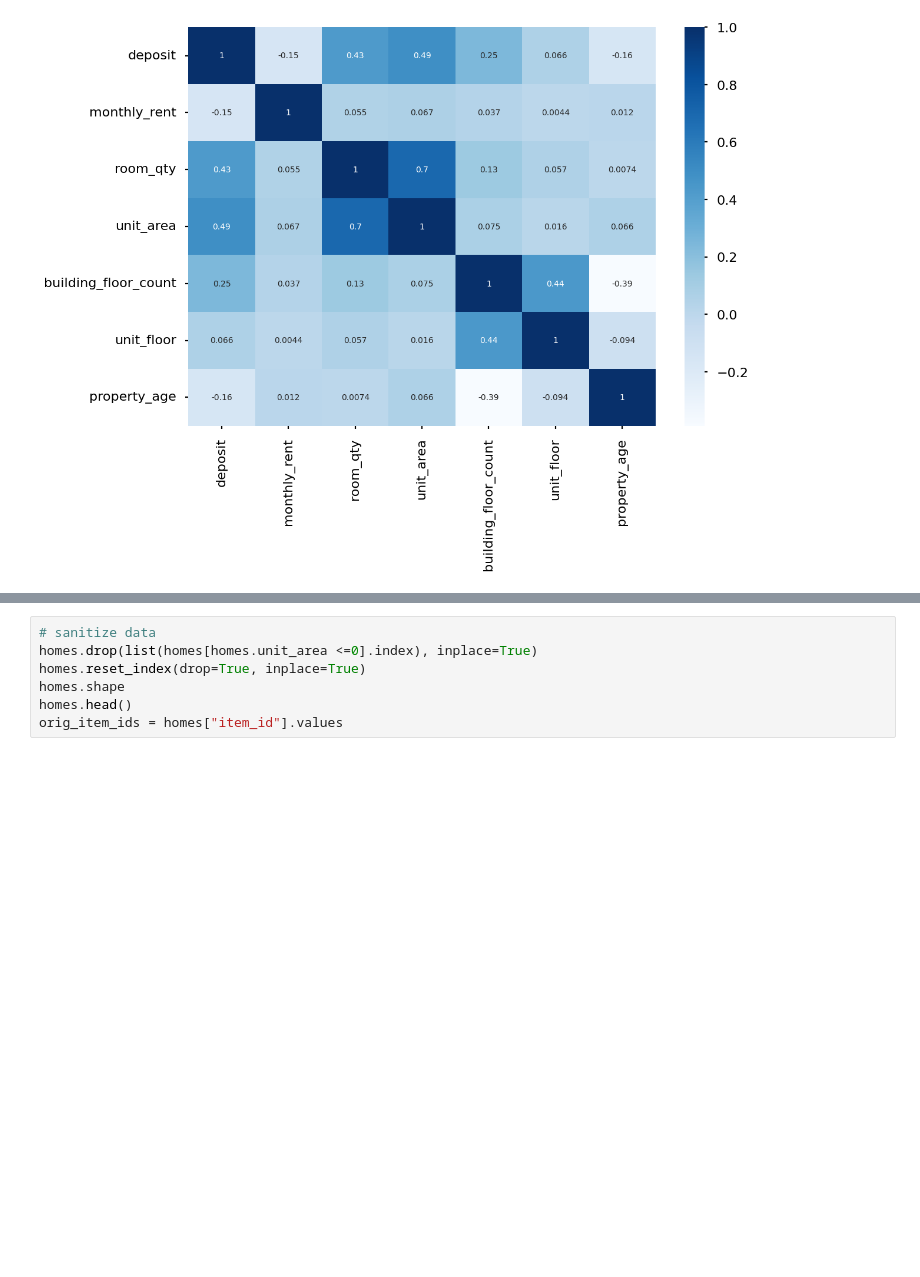
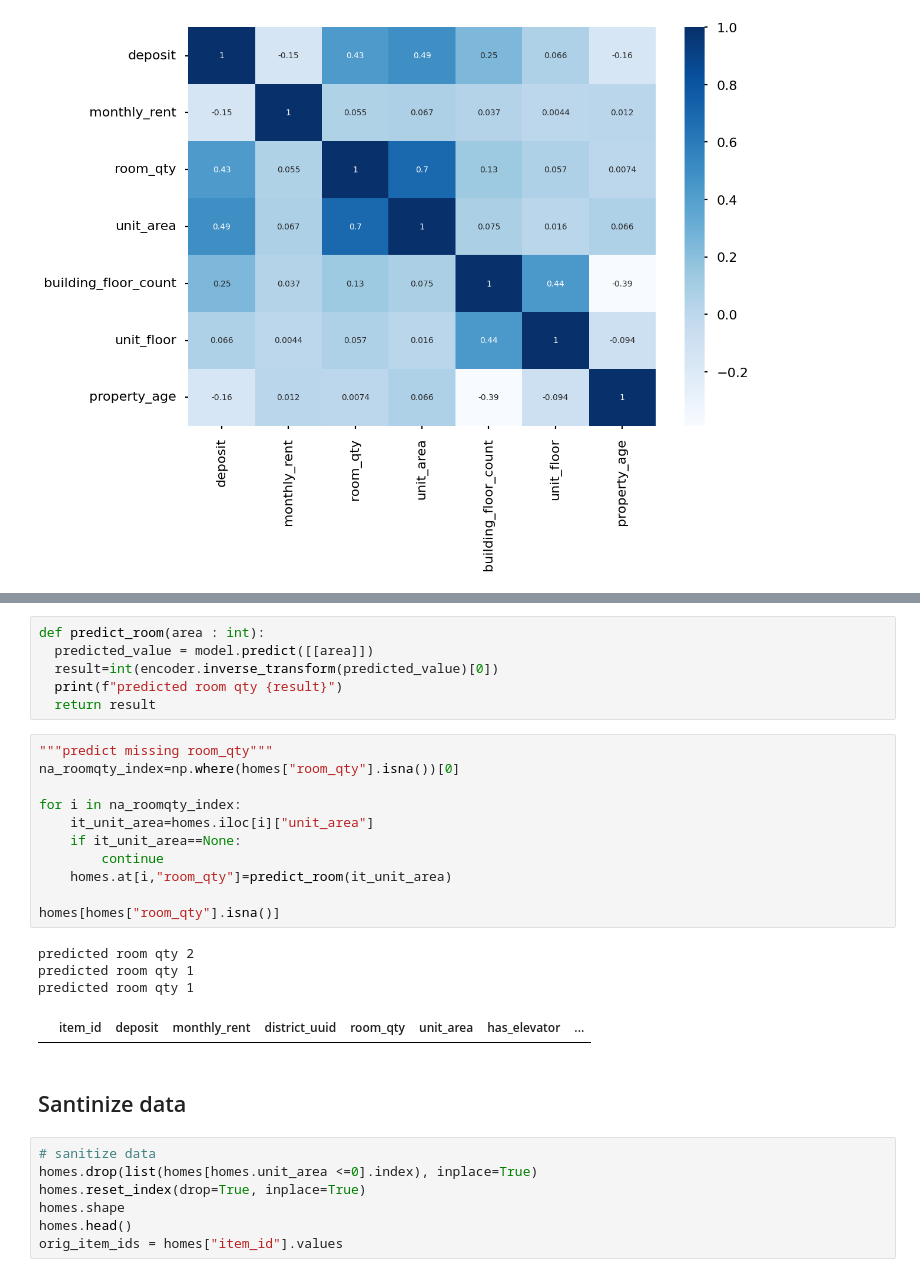
Before and after one commit to hunghuy201280/real-estate-recommendation, a Jupyter notebook: models/code.ipynb, the cells around one changed output, grey strips where cells are left out. Drawn from its saved outputs; the diff is of its cells as text; blank space fills up the shorter version.

```diff
--- a/models/code.ipynb
+++ b/models/code.ipynb
@@ -190,3 +246,27 @@ plt.show()
+# %%
+def predict_room(area : int):
+  predicted_value = model.predict([[area]])
+  result=int(encoder.inverse_transform(predicted_value)[0])
+  print(f"predicted room qty {result}")
+  return result
+# %%
+"""predict missing room_qty"""
+na_roomqty_index=np.where(homes["room_qty"].isna())[0]
+
+for i in na_roomqty_index:
+    it_unit_area=homes.iloc[i]["unit_area"]
+    if it_unit_area==None:
+        continue
+    homes.at[i,"room_qty"]=predict_room(it_unit_area)
+
+homes[homes["room_qty"].isna()]
+# %% [output]
+predicted room qty 2
+predicted room qty 1
+predicted room qty 1
+|  | item_id | deposit | monthly_rent | district_uuid | room_qty | unit_area | has_elevator | ... |
+# %% [markdown]
+## Santinize data
 # %%
 # sanitize data
 homes.drop(list(homes[homes.unit_area <=0].index), inplace=True)
```
Also changed, not shown: parts of 28 cells of this notebook, 38 other files.
